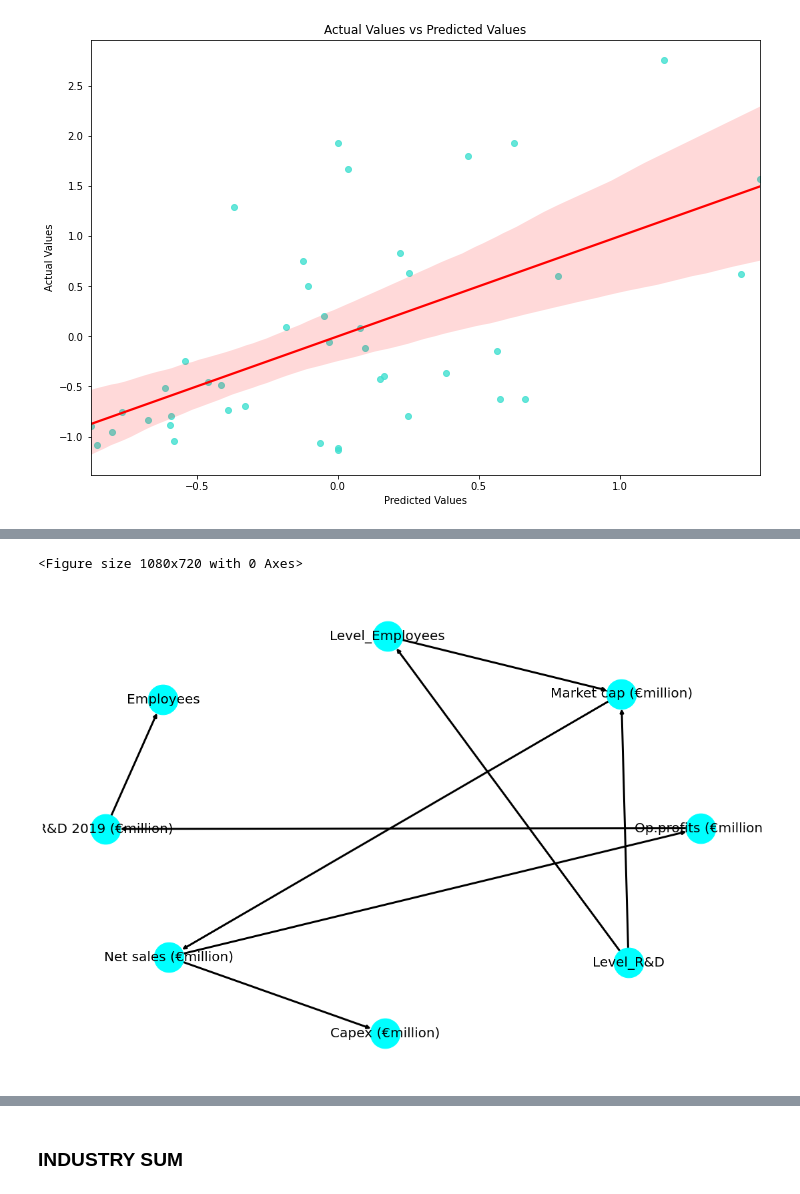
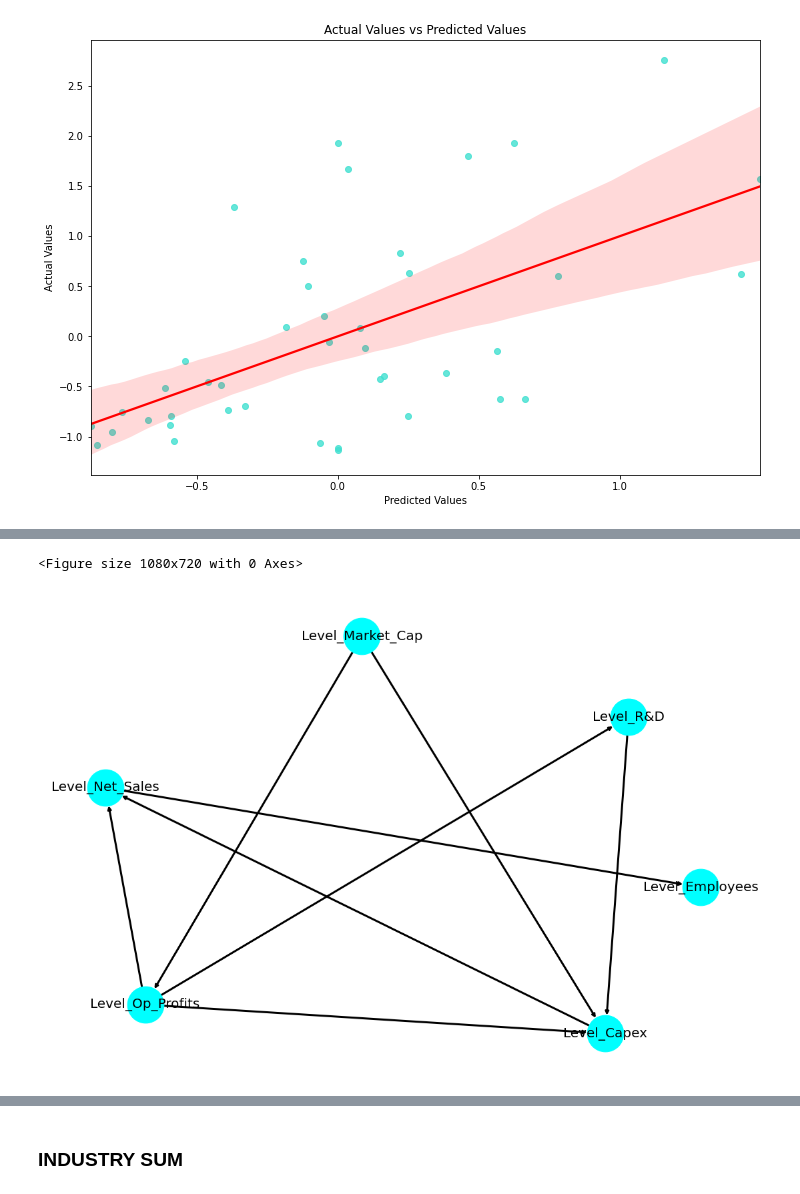
Before and after one commit to Marco-Colombi/QME-Final_Project, a Jupyter notebook: QME_Machine_Learning.ipynb, the cells around one changed output, grey strips where cells are left out. Cells and saved outputs as stored; diff of their text form; code cells hidden in the pictures.

```diff
--- a/QME_Machine_Learning.ipynb
+++ b/QME_Machine_Learning.ipynb
@@ -564,0 +556,10 @@ df_country_avg['Level_Employees'] = lvl_emp
+# %%
+df_avg = df_country_avg.dropna()
+# %%
+for x in list(df_avg.columns):
+        new_name = x.replace(' ', '.')
+        new_name = new_name.replace('€', '')
+        new_name = new_name.replace('(', '')
+        new_name = new_name.replace(')', '')
+        new_name = new_name.replace('&', '')
+        df_avg.rename(columns = {x : new_name}, inplace = True)
@@ -564,0 +574,22 @@ df_country_avg['Level_Employees'] = lvl_emp
+# %%
+def computing_high_low(dataset, column, new_column):
+    lvl = []
+    mean_value = np.mean(dataset[column])
+    for x in dataset[column]:
+        if x >= mean_value:
+            lvl.append('High')
+        else:
+            lvl.append('Low')
+
+    dataset[new_column] = lvl
+    return dataset
+
+df_avg = computing_high_low(df_avg, 'R&D 2019 (€million)', 'Level_R&D')
+df_avg = computing_high_low(df_avg, 'Employees', 'Level_Employees')
+df_avg = computing_high_low(df_avg, 'Net sales (€million)', 'Level_Net_Sales')
+df_avg = computing_high_low(df_avg, 'Capex (€million)', 'Level_Capex')
+df_avg = computing_high_low(df_avg, 'Op.profits (€million)', 'Level_Op_Profits')
+df_avg = computing_high_low(df_avg, 'Market cap (€million)', 'Level_Market_Cap')
+# %%
+df_avg.drop(['R&D 2019 (€million)', 'Employees', 'Net sales (€million)',
+       'Capex (€million)', 'Op.profits (€million)', 'Market cap (€million)'], axis = 1, inplace = True)
@@ -565,19 +629,20 @@ df_country_avg['Level_Employees'] = lvl_emp
 # %%
-hc = HillClimbSearch(df_country_avg, scoring_method=BicScore(df_country_avg))
+hc = HillClimbSearch(df_avg, scoring_method=BicScore(df_avg))
 #The score to be optimized during structure estimation.
 #  Supported structure scores: k2score, bdeuscore, bicscore.
 best_model = hc.estimate()
 edges = list(best_model.edges())
 model = BayesianModel(edges)
 
 %matplotlib inline
 plt.figure(figsize=(15,10))
 
 # nx.draw(model, with_labels=True)
-nx.draw(model, pos= nx.spring_layout(model), with_labels=True, node_size=2000,
+nx.draw(model, pos= nx.spring_layout(model), with_labels=True, node_size=3000,
         node_color="cyan", edge_color = 'black', width = 3, font_size = 20)
+plt.savefig('Images\\beayesin_avg_country.png')
 plt.show()
 # %% [output]
 <Figure size 1080x720 with 0 Axes>
-[figure, old version]
+[figure, new version]
 # %%
```
Also changed, not shown: parts of 17 cells of this notebook.
